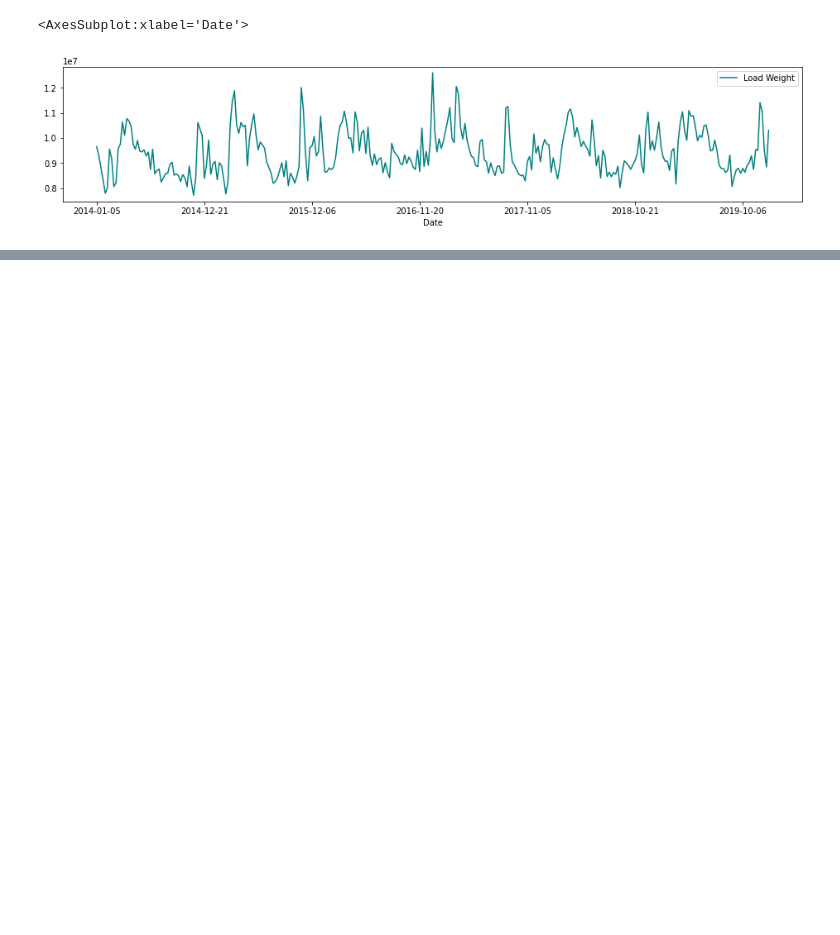
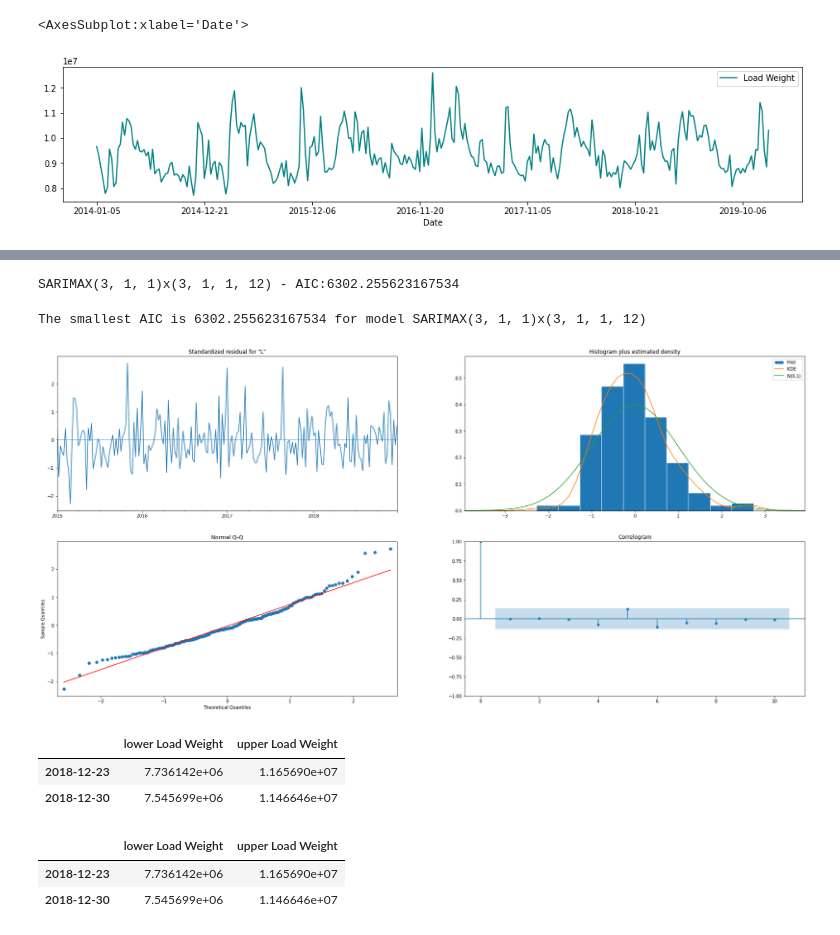
Before and after one commit to Pravallika-Myneni/world_data_league_2022, a Jupyter notebook: stage_one/Modelling_pm.ipynb, the cells around one changed output, grey strips where cells are left out. Cells and saved outputs as stored; diff of their text form; code cells hidden in the pictures; blank space fills up the shorter version.

```diff
--- a/stage_one/Modelling_pm.ipynb
+++ b/stage_one/Modelling_pm.ipynb
@@ -180,0 +152,45 @@ sns.distplot((y_test-y_pred),bins=50);
+# %%
+train_data = data['2014-01-05':'2018-12-30']["Load Weight"]
+test_data = data['2019-01-06':'2019-12-29']["Load Weight"]
+# %%
+warnings.filterwarnings("ignore") # specify to ignore warning messages
+import statsmodels.api as sm
+
+AIC = []
+SARIMAX_model = []
+for param in pdq:
+    for param_seasonal in seasonal_pdq:
+        try:
+            mod = sm.tsa.statespace.SARIMAX(train_data,
+                                            order=param,
+                                            seasonal_order=param_seasonal,
+                                            enforce_stationarity=False,
+                                            enforce_invertibility=False)
+
+            results = mod.fit()
+
+            print('SARIMAX{}x{} - AIC:{}'.format(param, param_seasonal, results.aic), end='\r')
+            AIC.append(results.aic)
+            SARIMAX_model.append([param, param_seasonal])
+        except:
+            continue
+# %% [output]
+SARIMAX(3, 1, 1)x(3, 1, 1, 12) - AIC:6302.255623167534
+# %%
+print('The smallest AIC is {} for model SARIMAX{}x{}'.format(min(AIC), SARIMAX_model[AIC.index(min(AIC))][0],SARIMAX_model[AIC.index(min(AIC))][1]))
+# %% [output]
+The smallest AIC is 6302.255623167534 for model SARIMAX(3, 1, 1)x(3, 1, 1, 12)
+# %%
+# Let's fit this model
+mod = sm.tsa.statespace.SARIMAX(train_data,
+                                order=SARIMAX_model[AIC.index(min(AIC))][0],
+                                seasonal_order=SARIMAX_model[AIC.index(min(AIC))][1],
+                                enforce_stationarity=False,
+                                enforce_invertibility=False)
+
+results = mod.fit()
+# %%
+results.plot_diagnostics(figsize=(30, 14))
+plt.show()
+# %% [output]
+[figure, added]
@@ -180,0 +200,6 @@ sns.distplot((y_test-y_pred),bins=50);
+# %%
+pred0_ci
+# %% [output]
+|  | lower Load Weight | upper Load Weight |
+| 2018-12-23 | 7.736142e+06 | 1.165690e+07 |
+| 2018-12-30 | 7.545699e+06 | 1.146646e+07 |
@@ -180,0 +209,6 @@ sns.distplot((y_test-y_pred),bins=50);
+# %%
+pred1_ci
+# %% [output]
+|  | lower Load Weight | upper Load Weight |
+| 2018-12-23 | 7.736142e+06 | 1.165690e+07 |
+| 2018-12-30 | 7.545699e+06 | 1.146646e+07 |
```
Also changed, not shown: parts of 20 cells of this notebook, 10 other files.
